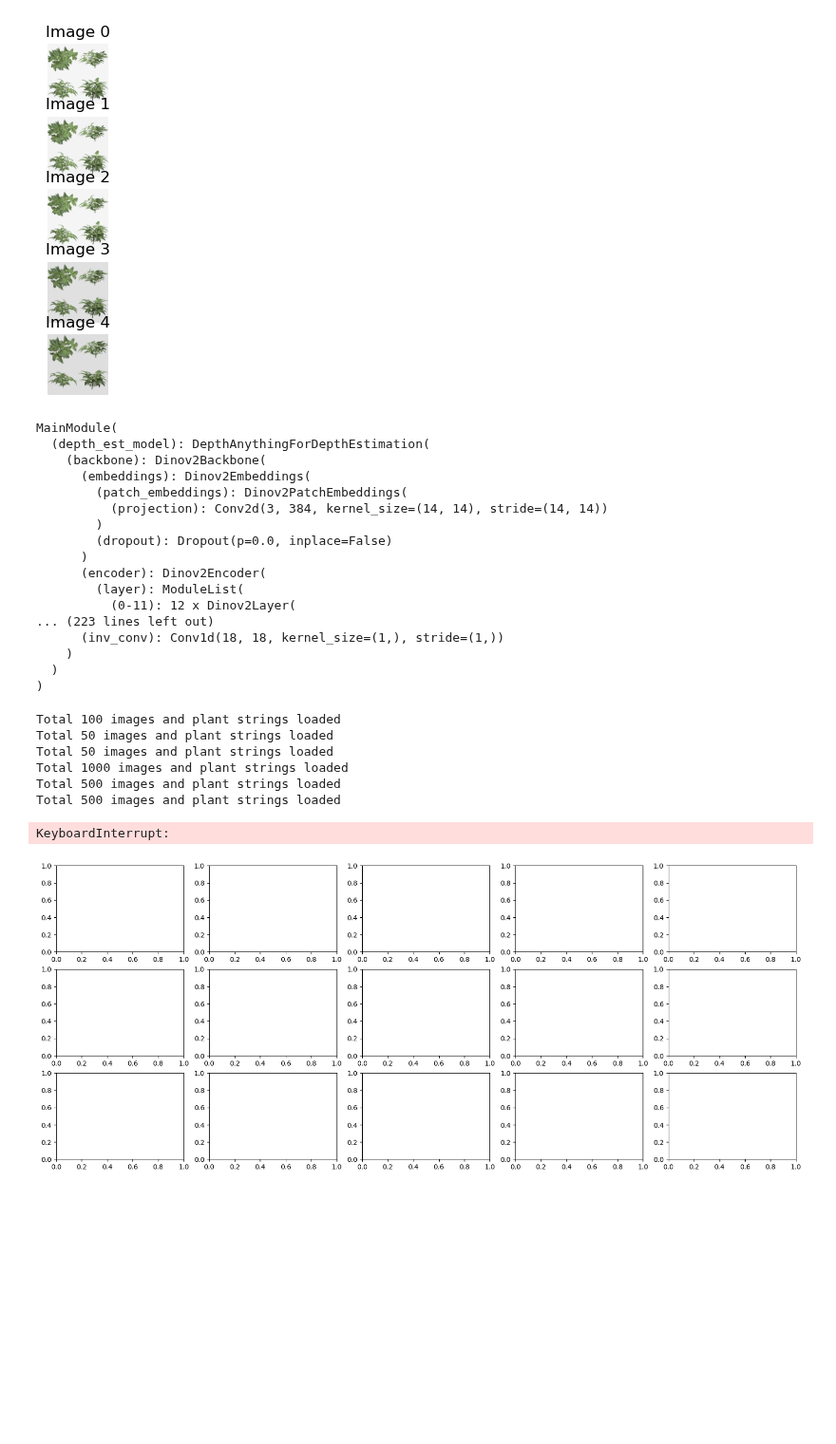
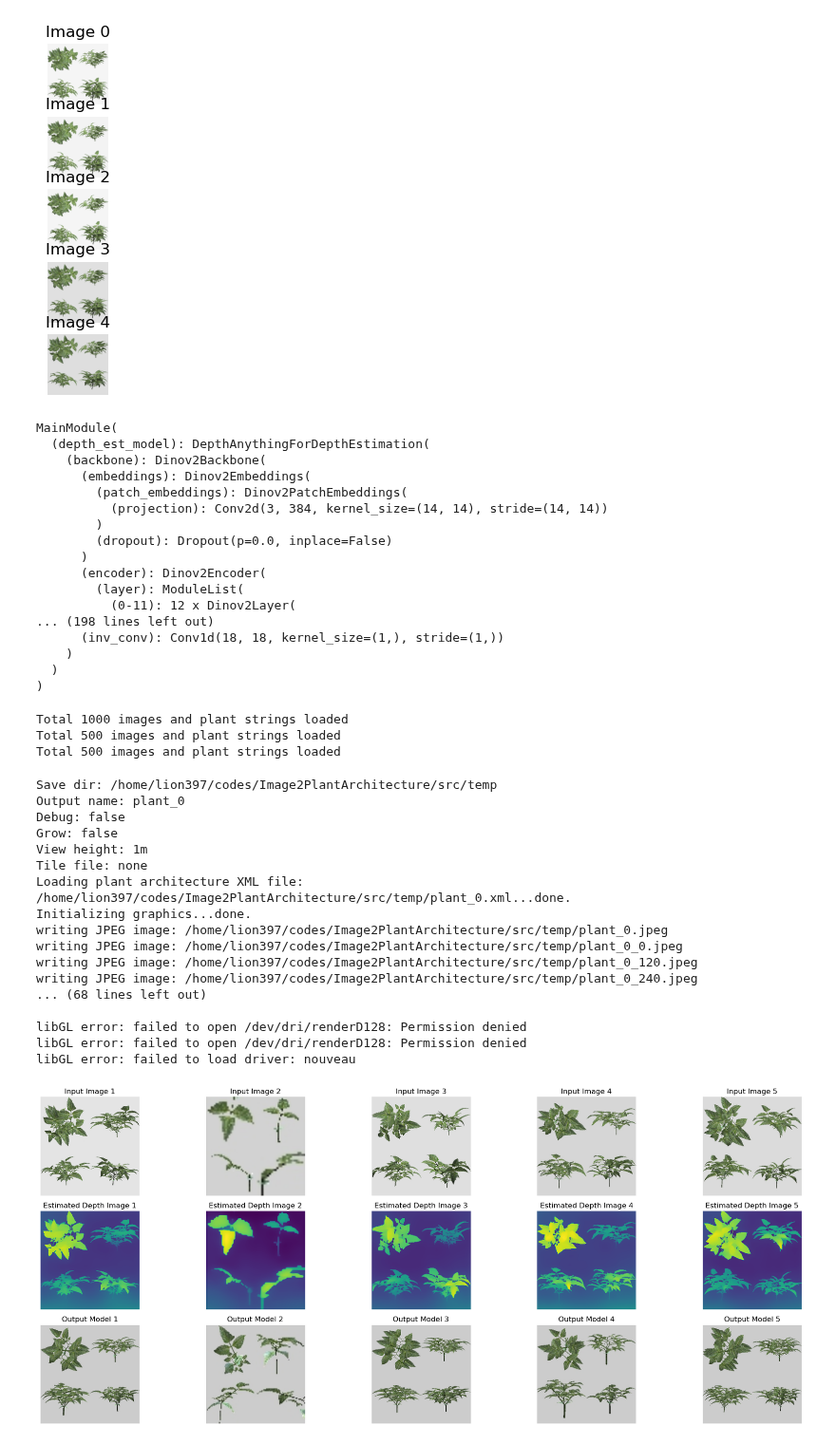
Before and after one commit to GEMINI-Breeding/Image2PlantArchitecture, a Jupyter notebook: src/evaluate_sideview.ipynb, the cells around one changed output. Shown at 95% size. Drawn from its saved outputs; the diff is of its cells as text; code cells hidden in the pictures; blank space fills up the shorter version.

```diff
--- a/src/evaluate_sideview.ipynb
+++ b/src/evaluate_sideview.ipynb
@@ -72,7 +72,7 @@ for i in range(n):
 # %%
 from models.plightning import MainModule
 # model = MainModule()
-model = MainModule.load_from_checkpoint("../log/20250109_SideView_448_MinMaxScaler/version_2/checkpoints/last.ckpt")
+model = MainModule.load_from_checkpoint("../log/20250110_SideView_224_MinMaxScaler/version_4/checkpoints/best_epoch=66.ckpt")
 
 model.eval()
 # model.freeze()
@@ -89,7 +89,7 @@ MainModule(
       (encoder): Dinov2Encoder(
         (layer): ModuleList(
           (0-11): 12 x Dinov2Layer(
-... (223 lines left out)
+... (198 lines left out)
       (inv_conv): Conv1d(18, 18, kernel_size=(1,), stride=(1,))
     )
   )
@@ -132,8 +132,8 @@ else:
                                 image_size=model.image_size,
                                 load_depth=False,
                                 train_batch_size=1, num_workers=0, process_leaf=True, preload=False, side_view=True)
-    growth_stages = [f"{day:02d}" for day in range(0,2)]
-    datamodule.setup(growth_stages=growth_stages)
+    # growth_stages = [f"{day:02d}" for day in range(0,2)]
+    # datamodule.setup(growth_stages=growth_stages)
     datamodule.setup()
     if 1:
         dataloader = datamodule.test_dataloader()
@@ -229,39 +229,52 @@ for idx, (image, plant_info, out, lengths) in enumerate(dataloader):
         f.write(plant_xml_str)
 
     re_render_xml(os.path.abspath(temp_folder), os.path.abspath(plant_xml_file_name))
 
     img, _ = load_sideview_images(temp_folder, plant_xml_file_name.replace("xml","jpeg"), model.image_size, True)
 
 
     image_vis = image[0].permute(1, 2, 0).cpu()
 
     image_vis = cv2.normalize(np.array(image_vis), None, alpha=0, beta=255, norm_type=cv2.NORM_MINMAX, dtype=cv2.CV_8U)
     row, col = divmod(idx, n_figures)
     axes[row, col].imshow(image_vis[:, :, 0:3])
     axes[row, col].set_title(f"Input Image {idx + 1}")
     axes[row, col].axis('off')
 
     # axes[row+1, col].imshow(gt_img[:, :, 0:3])
     # axes[row+1, col].set_title(f"Re-Renderd Image {idx + 1}")
     # axes[row+1, col].axis('off')
 
-    # depth = model.predicted_depth.squeeze().cpu()
-    # axes[row+1, col].imshow(depth)
-    # axes[row+1, col].set_title(f"Estimated Depth Image {idx + 1}")
-    # axes[row+1, col].axis('off')
+    depth = model.predicted_depth.squeeze().cpu()
+    axes[row+1, col].imshow(depth)
+    axes[row+1, col].set_title(f"Estimated Depth Image {idx + 1}")
+    axes[row+1, col].axis('off')
 
     axes[row + 2, col].imshow(img)
     axes[row + 2, col].set_title(f"Output Model {idx + 1}")
     axes[row + 2, col].axis('off')
 
 plt.tight_layout()
 plt.show()
 # %% [output]
-Total 100 images and plant strings loaded
-Total 50 images and plant strings loaded
-Total 50 images and plant strings loaded
 Total 1000 images and plant strings loaded
 Total 500 images and plant strings loaded
 Total 500 images and plant strings loaded
-KeyboardInterrupt:
+Save dir: /home/lion397/codes/Image2PlantArchitecture/src/temp
+Output name: plant_0
+Debug: false
+Grow: false
+View height: 1m
+Tile file: none
+Loading plant architecture XML file: /home/lion397/codes/Image2PlantArchitecture/src/temp/plant_0.xml...done.
+Initializing graphics...done.
+writing JPEG image: /home/lion397/codes/Image2PlantArchitecture/src/temp/plant_0.jpeg
+writing JPEG image: /home/lion397/codes/Image2PlantArchitecture/src/temp/plant_0_0.jpeg
+writing JPEG image: /home/lion397/codes/Image2PlantArchitecture/src/temp/plant_0_120.jpeg
+writing JPEG image: /home/lion397/codes/Image2PlantArchitecture/src/temp/plant_0_240.jpeg
+... (68 lines left out)
+
+libGL error: failed to open /dev/dri/renderD128: Permission denied
+libGL error: failed to open /dev/dri/renderD128: Permission denied
+libGL error: failed to load driver: nouveau
-[figure, old version]
+[figure, new version]
```
Also changed, not shown: parts of 1 cell of this notebook, 6 other files.
